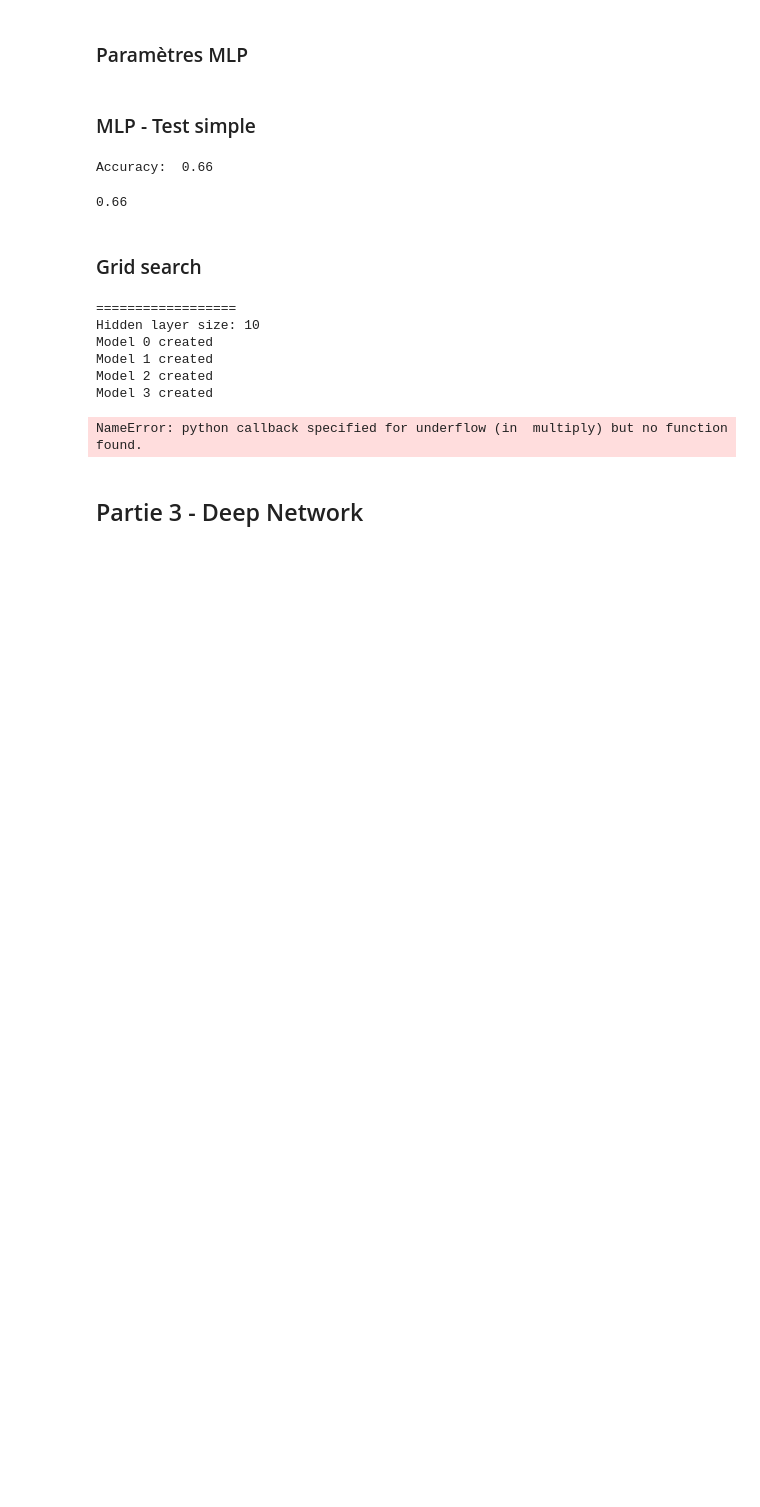
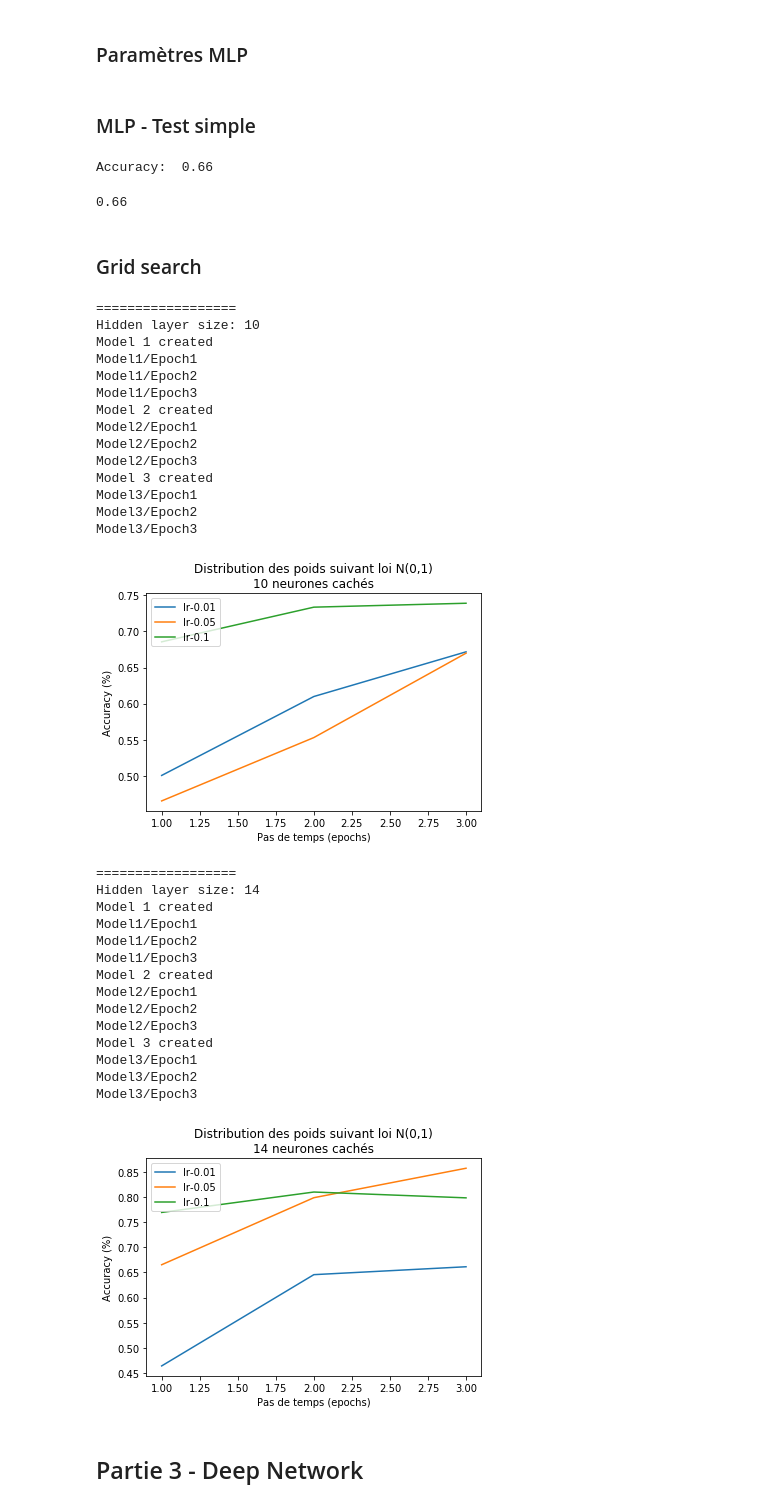
Before and after one commit to pierreelliott/Bio-inspired_Intelligence, a Jupyter notebook: TP1.ipynb, the cells around one changed output. Cells and saved outputs as stored; diff of their text form; code cells hidden in the pictures; blank space fills up the shorter version.

```diff
--- a/TP1.ipynb
+++ b/TP1.ipynb
@@ -261,18 +327,41 @@ def MLP_grid_search(learning_rates, hidden_layer_sizes, nb_epochs=6, show_progre
         accuracies = grid_search(learning_rates, nb_epochs=nb_epochs, show_progress=show_progress, initModel=initModel)
         plotAccuracy(accuracies, learning_rates, nb_epochs, title=f"Distribution des poids suivant loi N(0,1)\n{size} neurones cachés")
 # %%
-lr = (1e-2, 0.05, 0.1, 0.5)
+lr = (1e-2, 0.05, 0.1)
 hidden_layer_sizes = (10, 14)
 # hidden_layer_sizes = (25, 32)
 
 MLP_grid_search(lr, hidden_layer_sizes, nb_epochs=3)
 # %% [output]
 ==================
 Hidden layer size: 10
-Model 0 created
 Model 1 created
+Model1/Epoch1
+Model1/Epoch2
+Model1/Epoch3
 Model 2 created
+Model2/Epoch1
+Model2/Epoch2
+Model2/Epoch3
 Model 3 created
+Model3/Epoch1
+Model3/Epoch2
+Model3/Epoch3
+[figure, added]
-NameError: python callback specified for underflow (in  multiply) but no function found.
+==================
+Hidden layer size: 14
+Model 1 created
+Model1/Epoch1
+Model1/Epoch2
+Model1/Epoch3
+Model 2 created
+Model2/Epoch1
+Model2/Epoch2
+Model2/Epoch3
+Model 3 created
+Model3/Epoch1
+Model3/Epoch2
+Model3/Epoch3
+[figure, added]
 # %% [markdown]
 ## Partie 3 - Deep Network
```
Also changed, not shown: parts of 15 cells of this notebook.
